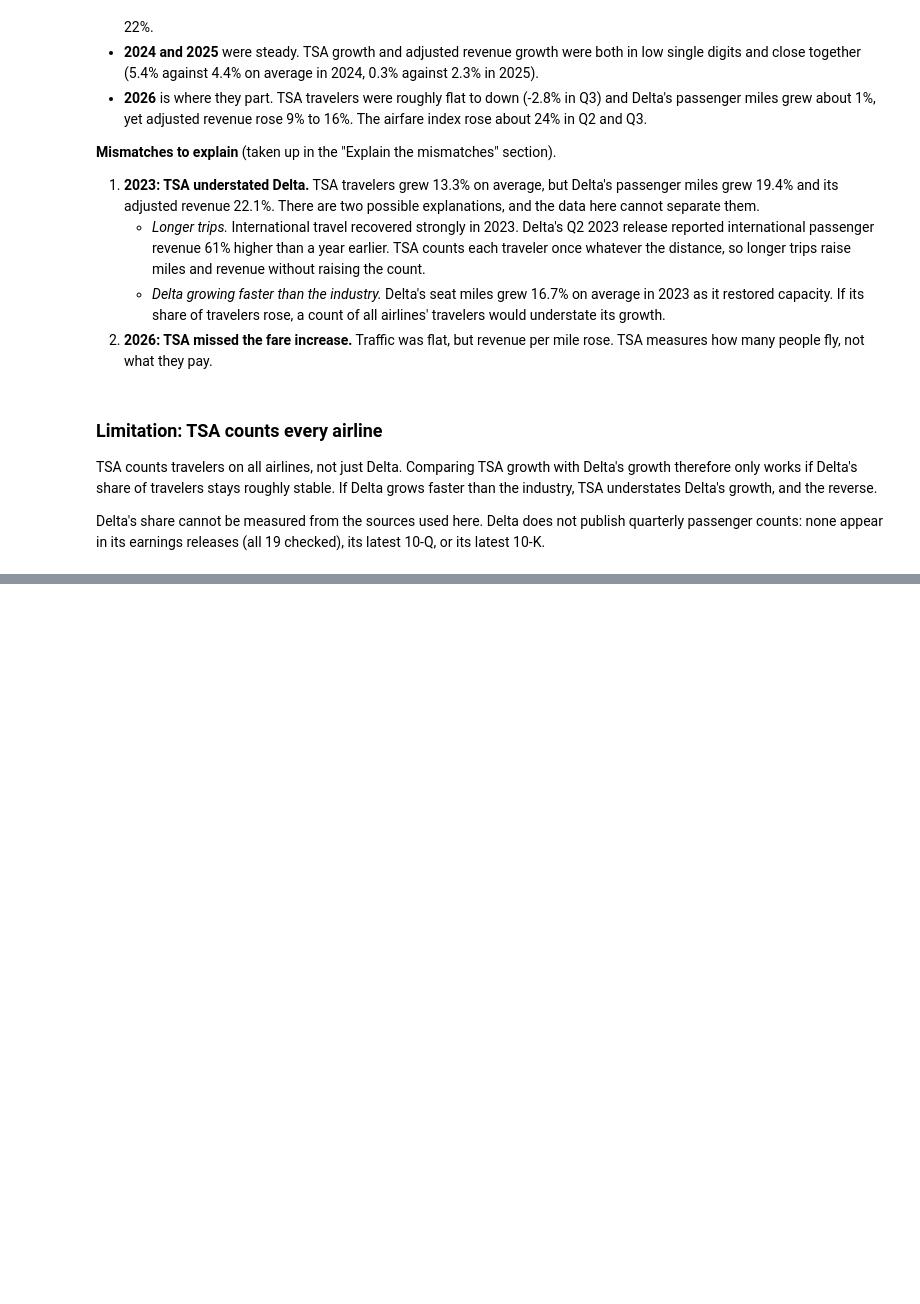
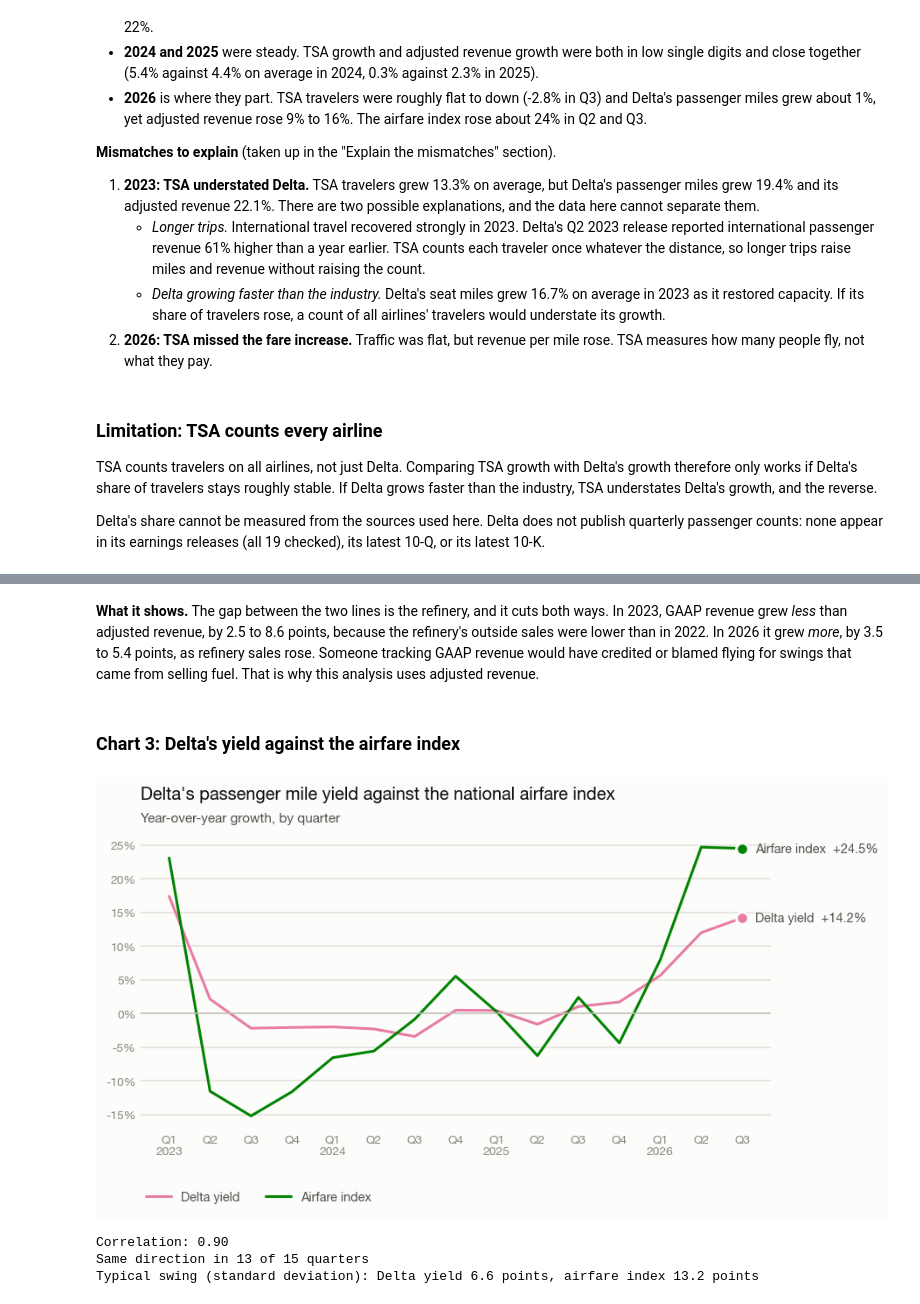
Before and after one commit to arjunL124/TSA-Delta-Revenue-Backtest, a Jupyter notebook: analysis.ipynb, the cells around one changed output, grey strips where cells are left out. Cells and saved outputs as stored; diff of their text form; code cells hidden in the pictures; blank space fills up the shorter version.

```diff
--- a/analysis.ipynb
+++ b/analysis.ipynb
@@ -319,0 +468,19 @@ Delta's share cannot be measured from the sources used here. Delta does not publ
+# %% [markdown]
+**What it shows.** The gap between the two lines is the refinery, and it cuts both ways. In 2023, GAAP revenue grew *less* than adjusted revenue, by 2.5 to 8.6 points, because the refinery's outside sales were lower than in 2022. In 2026 it grew *more*, by 3.5 to 5.4 points, as refinery sales rose. Someone tracking GAAP revenue would have credited or blamed flying for swings that came from selling fuel. That is why this analysis uses adjusted revenue.
+# %% [markdown]
+### Chart 3: Delta's yield against the airfare index
+# %%
+chart = table.loc["2023Q1":, ["yield_yoy_pct", "airfare_yoy_pct"]]
+chart.columns = ["Delta yield", "Airfare index"]
+line_chart(chart, "Delta's passenger mile yield against the national airfare index", "Year-over-year growth, by quarter")
+plt.show()
+
+same_direction = (chart["Delta yield"] * chart["Airfare index"] > 0).sum()
+print(f"Correlation: {chart['Delta yield'].corr(chart['Airfare index']):.2f}")
+print(f"Same direction in {same_direction} of {len(chart)} quarters")
+print(f"Typical swing (standard deviation): Delta yield {chart['Delta yield'].std():.1f} points, airfare index {chart['Airfare index'].std():.1f} points")
+# %% [output]
+[figure, added]
+Correlation: 0.90
+Same direction in 13 of 15 quarters
+Typical swing (standard deviation): Delta yield 6.6 points, airfare index 13.2 points
```
Also changed, not shown: parts of 20 cells of this notebook.
